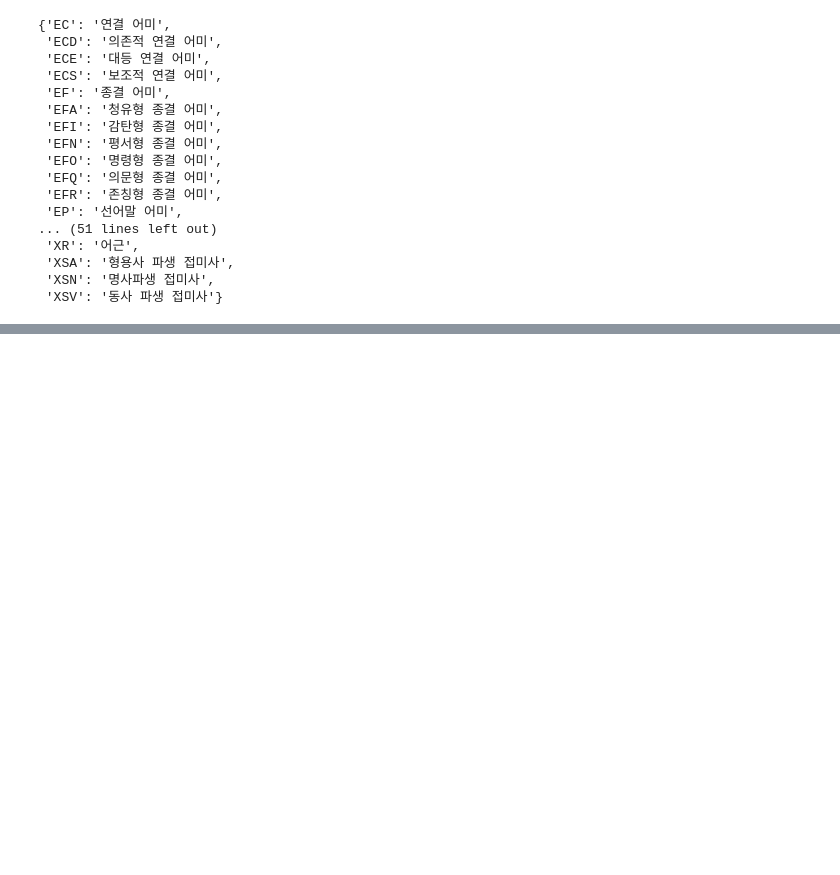
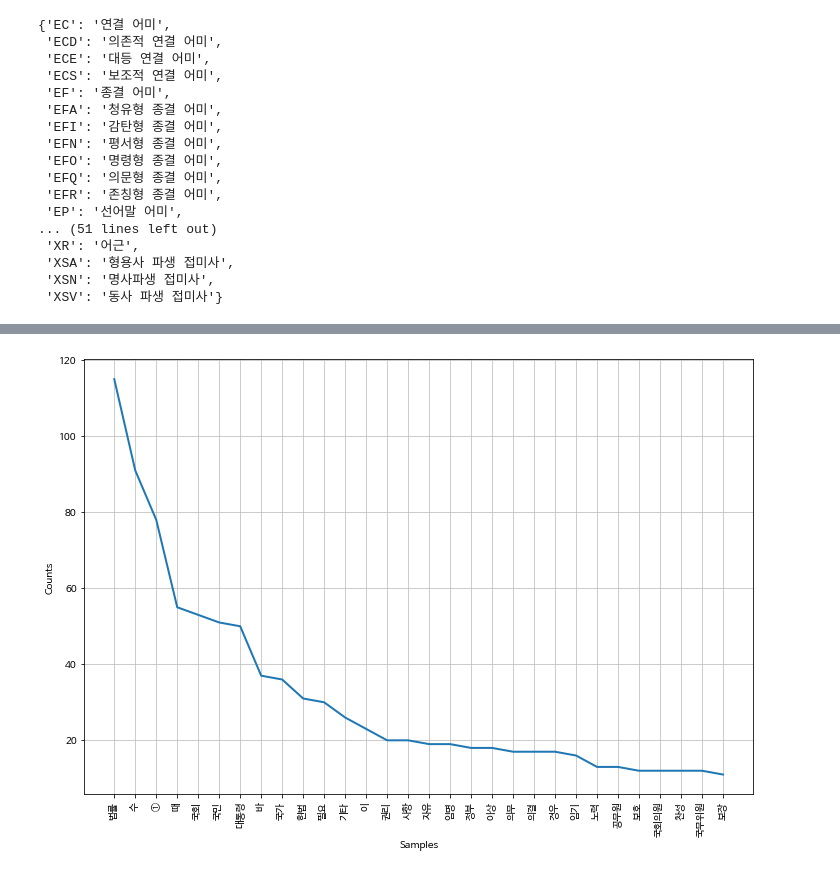
Before and after one commit to ghdakrk/-NLP-, a Jupyter notebook: konlpy.ipynb, the cells around one changed output, grey strips where cells are left out. Saved outputs shown, nothing was run; the diff lists cells and outputs as text; code cells hidden in the pictures; blank space fills up the shorter version.

```diff
--- a/konlpy.ipynb
+++ b/konlpy.ipynb
@@ -23,3 +23,10 @@ Successfully installed JPype1-1.3.0 beautifulsoup4-4.6.0 colorama-0.4.4 konlpy-0
+# %%
+from nltk import Text
+import matplotlib.pyplot as plt
+plt.rc('font', family='NanumBarunGothic')
+# !sudo apt-get install -y fonts-nanum
+# !sudo fc-cache -fv
+# !rm ~/.cache/matplotlib -rf
 # %%
 from konlpy.corpus import kolaw
 kolaw.fileids()
@@ -176,0 +180,8 @@ fatal: could not read Username for 'https://github.com': No such device or addre
+# %%
+kolaw = Text(hannanum.nouns(c))
+# %%
+plt.figure(figsize=(12,8))
+kolaw.plot(30)
+plt.show()
+# %% [output]
+[figure, added]
```
Also changed, not shown: parts of 4 cells of this notebook.
